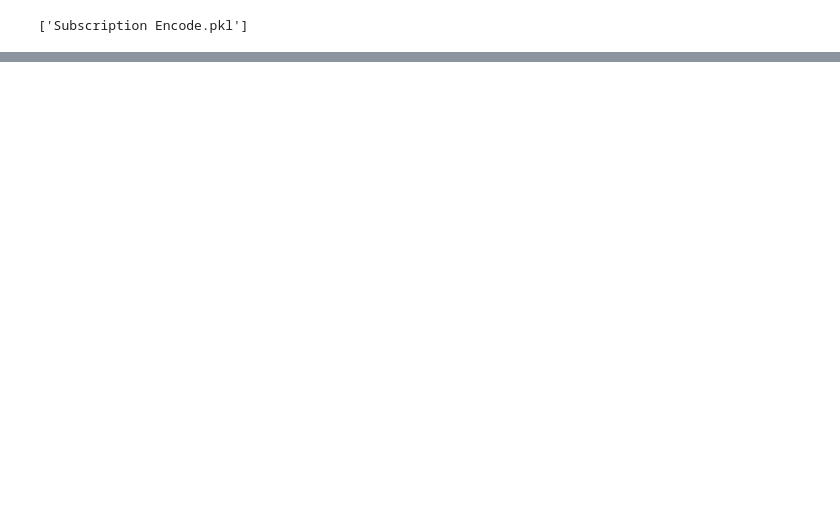
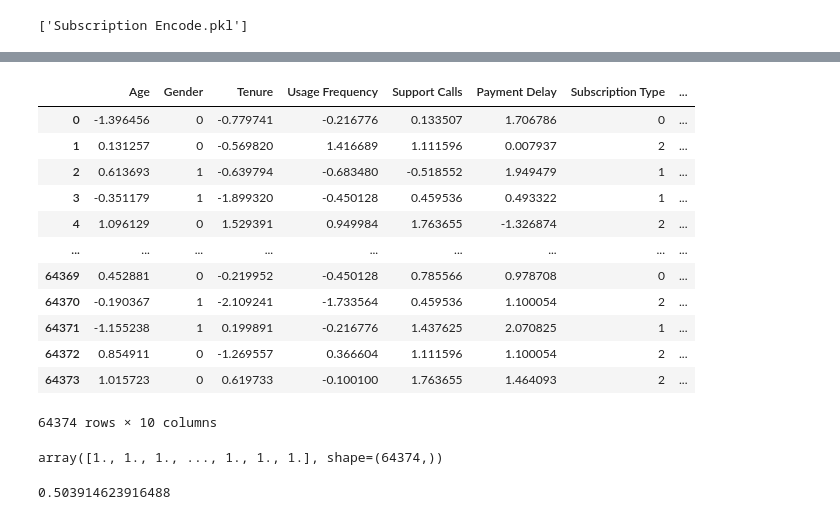
Before and after one commit to aliderakhshan381/Customer-Churn-Prediction, a Jupyter notebook: main.ipynb, the cells around one changed output, grey strips where cells are left out. Saved outputs shown, nothing was run; the diff lists cells and outputs as text; code cells hidden in the pictures; blank space fills up the shorter version.

```diff
--- a/main.ipynb
+++ b/main.ipynb
@@ -555,0 +587,38 @@ joblib.dump(lbe_subscriptiontype, 'Subscription Encode.pkl')
+# %%
+## Label Encoders
+lbe_gender = joblib.load("Gender Encoder.pkl")
+dftx['Gender'] = lbe_gender.transform(dftx['Gender'])
+
+lbe_subscriptiontype = joblib.load("Subscription Encode.pkl")
+dftx['Subscription Type'] = lbe_subscriptiontype.transform(dftx['Subscription Type'])
+
+lbe_Contract = joblib.load("Contract Encoder.pkl")
+dftx['Contract Length'] = lbe_Contract.transform(dftx['Contract Length'])
+
+
+dftx
+# %% [output]
+|  | Age | Gender | Tenure | Usage Frequency | Support Calls | Payment Delay | Subscription Type | ... |
+| 0 | -1.396456 | 0 | -0.779741 | -0.216776 | 0.133507 | 1.706786 | 0 | ... |
+| 1 | 0.131257 | 0 | -0.569820 | 1.416689 | 1.111596 | 0.007937 | 2 | ... |
+| 2 | 0.613693 | 1 | -0.639794 | -0.683480 | -0.518552 | 1.949479 | 1 | ... |
+| 3 | -0.351179 | 1 | -1.899320 | -0.450128 | 0.459536 | 0.493322 | 1 | ... |
+| 4 | 1.096129 | 0 | 1.529391 | 0.949984 | 1.763655 | -1.326874 | 2 | ... |
+| ... | ... | ... | ... | ... | ... | ... | ... | ... |
+| 64369 | 0.452881 | 0 | -0.219952 | -0.450128 | 0.785566 | 0.978708 | 0 | ... |
+| 64370 | -0.190367 | 1 | -2.109241 | -1.733564 | 0.459536 | 1.100054 | 2 | ... |
+| 64371 | -1.155238 | 1 | 0.199891 | -0.216776 | 1.437625 | 2.070825 | 1 | ... |
+| 64372 | 0.854911 | 0 | -1.269557 | 0.366604 | 1.111596 | 1.100054 | 2 | ... |
+| 64373 | 1.015723 | 0 | 0.619733 | -0.100100 | 1.763655 | 1.464093 | 2 | ... |
+64374 rows × 10 columns
+# %%
+model = joblib.load("Best Model.pkl")
+
+y_pred = model.predict(dftx)
+y_pred
+# %% [output]
+array([1., 1., 1., ..., 1., 1., 1.], shape=(64374,))
+# %%
+accuracy_score(dfty, y_pred)
+# %% [output]
+0.503914623916488
```
Also changed, not shown: parts of 8 cells of this notebook.
